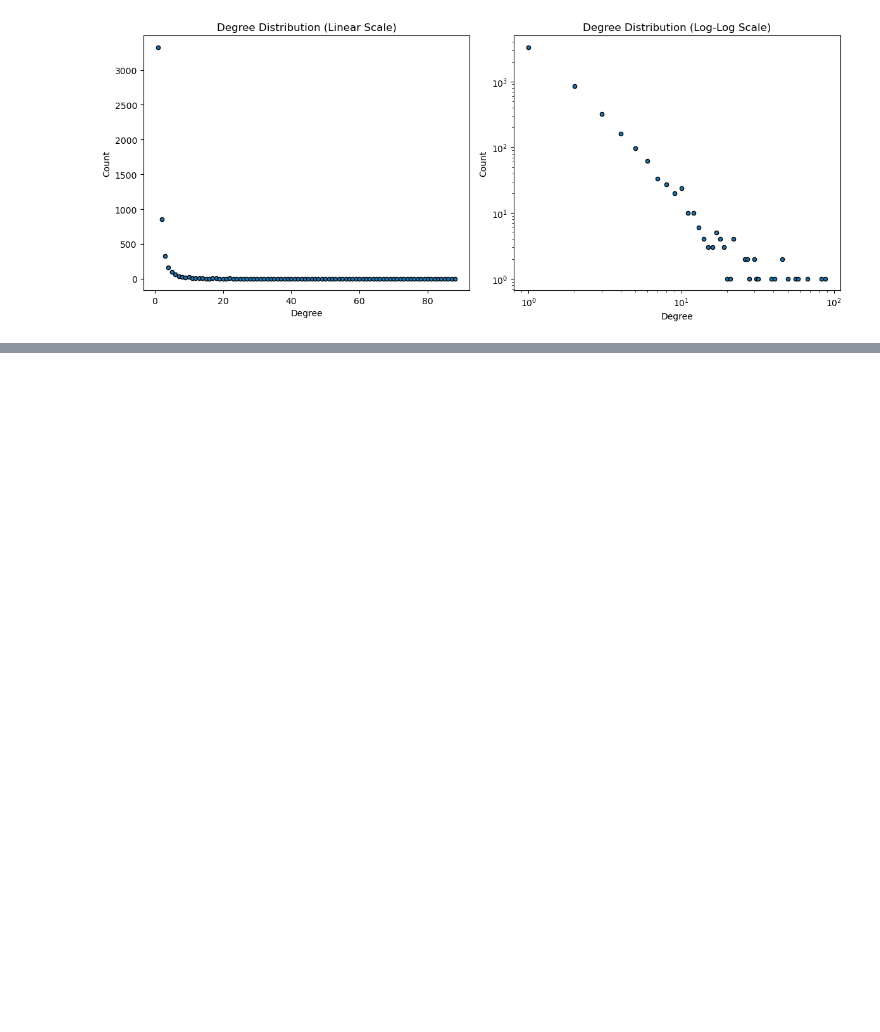
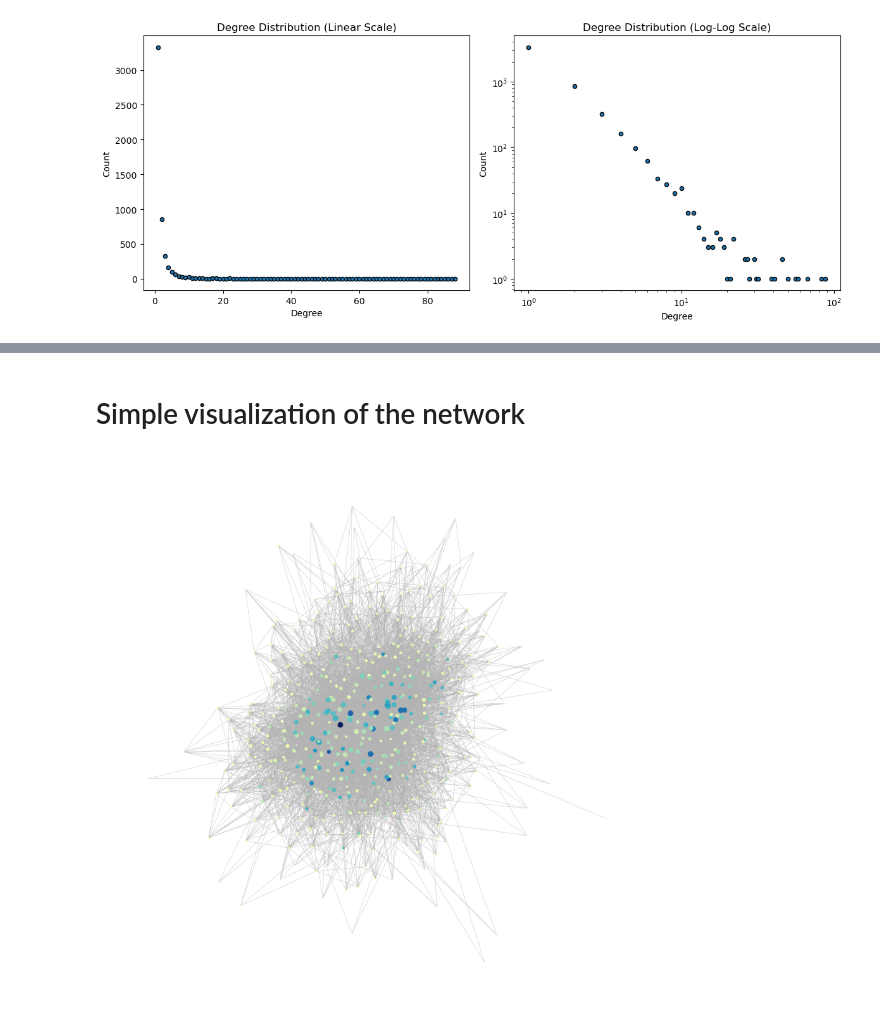
Before and after one commit to GermanButtiero/social_graph_assignment1, a Jupyter notebook: assignment.ipynb, the cells around one changed output, grey strips where cells are left out. Saved outputs shown, nothing was run; the diff lists cells and outputs as text; code cells hidden in the pictures; blank space fills up the shorter version.

```diff
--- a/assignment.ipynb
+++ b/assignment.ipynb
@@ -214,0 +270,7 @@ plt.show()
+# %%
+# Remove isolated nodes
+degree_dict = dict(G.degree())
+for artist, degree in degree_dict.items():
+    if degree == 0:
+        print(f'Removing isolated node: {artist}')
+        G.remove_node(artist)
@@ -214,0 +423,30 @@ plt.show()
+# %% [markdown]
+# Simple visualization of the network
+# %%
+# Convert directed to undirected graph
+undirected_G = G.to_undirected()
+# %%
+# Normalize word count values to [0, 1] for the colormap
+norm = colors.Normalize(vmin=min(word_count_df['Word_Count'].tolist()), vmax=max(word_count_df['Word_Count'].tolist()))
+cmap = colormaps.get_cmap('YlGnBu')
+
+# Set node colors based on word count by mapping them to the colormap
+node_colors = [cmap(norm(nx.get_node_attributes(undirected_G, "Word count")[artist])) for artist in undirected_G.nodes()]
+
+# Set node sizes based on degree
+node_sizes = [undirected_G.degree(artist) for artist in undirected_G.nodes()]
+
+# Plot the graph using a spring layout
+fig, ax = plt.subplots(figsize=(20, 20))
+
+options = {
+    'node_color': node_colors,
+    'node_size': node_sizes,
+    'node_shape': 'o',
+    'edge_color': '.7',
+    'width': 0.5,
+}
+
+nx.draw(undirected_G, pos=nx.spring_layout(undirected_G), **options)
+# %% [output]
+[figure, added]
```
Also changed, not shown: parts of 28 cells of this notebook, 2 other files.
